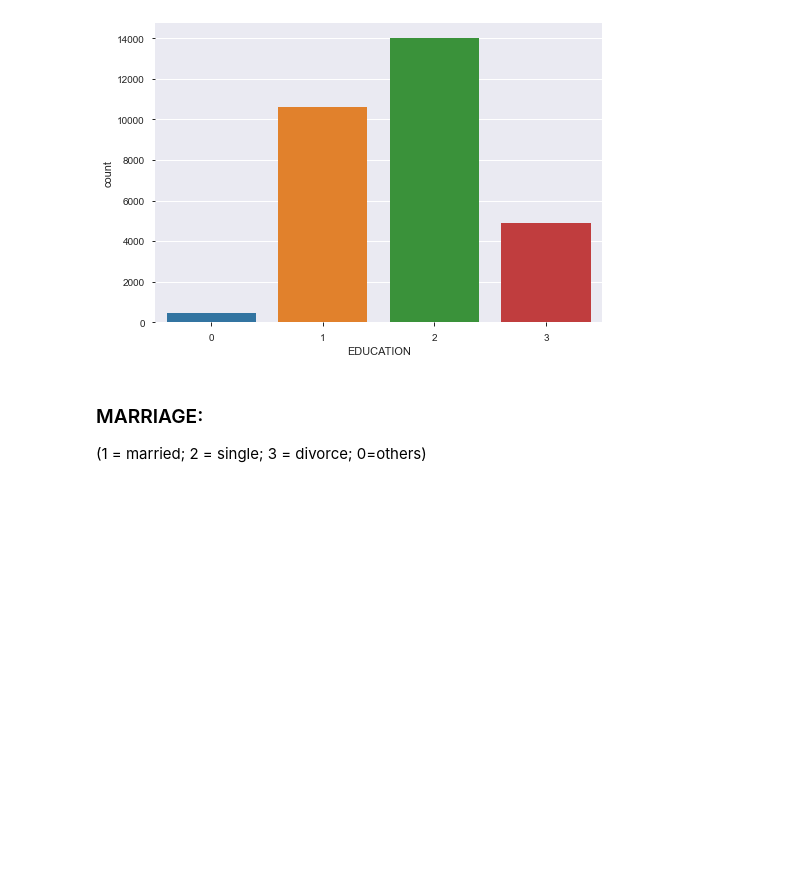
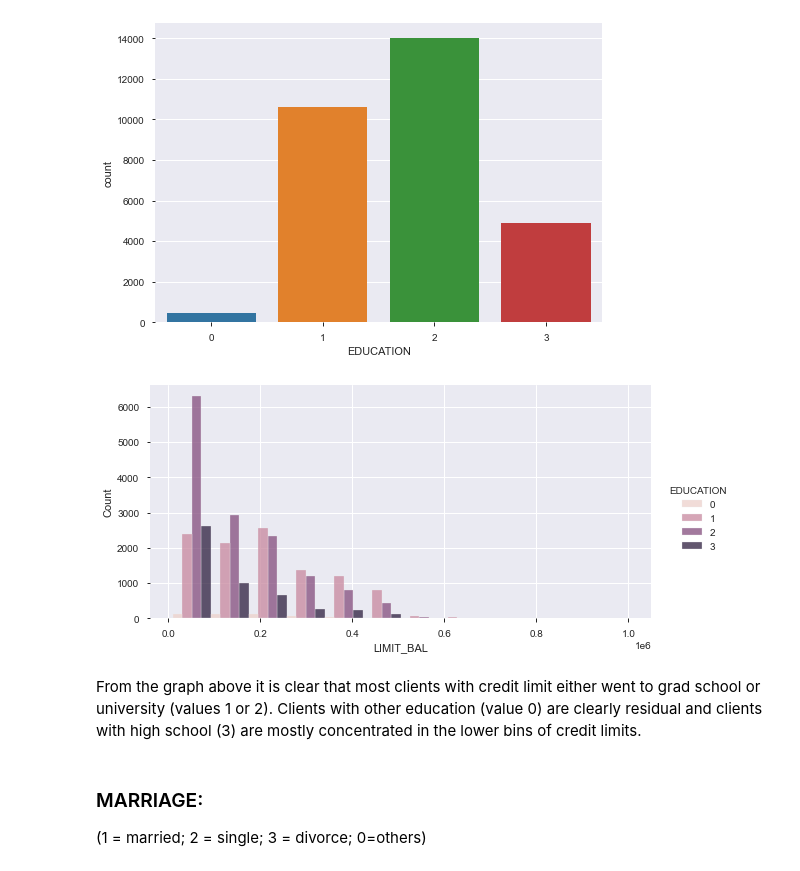
Before and after one commit to TomeBorges/Credit-One, a Jupyter notebook: TOMÉ_BORGES_dasa204_Course2_Task2.ipynb, the cells around one changed output. Cells and saved outputs as stored; diff of their text form; code cells hidden in the pictures; blank space fills up the shorter version.

```diff
--- a/TOMÉ_BORGES_dasa204_Course2_Task2.ipynb
+++ b/TOMÉ_BORGES_dasa204_Course2_Task2.ipynb
@@ -828,6 +796,13 @@ ax = sns.countplot(x="EDUCATION", data = df)
 plt.show()
 # %% [output]
 [figure]
+# %%
+ax = sns.displot(data = df, x="LIMIT_BAL", hue="EDUCATION", multiple="dodge",bins=12, height=4, aspect=2) # multiple="stack"
+plt.show()
+# %% [output]
+[figure, added]
+# %% [markdown]
+From the graph above it is clear that most clients with credit limit either went to grad school or university (values 1 or 2). Clients with other education (value 0) are clearly residual and clients with high school (3) are mostly concentrated in the lower bins of credit limits.
 # %% [markdown]
 ### MARRIAGE:
 (1 = married; 2 = single; 3 = divorce; 0=others)
```
Also changed, not shown: parts of 8 cells of this notebook.
